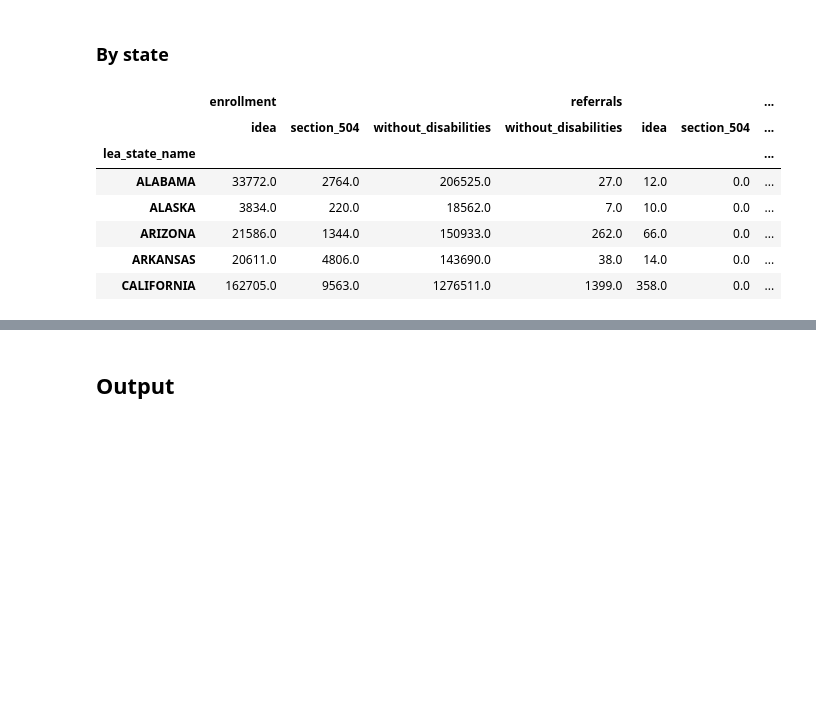
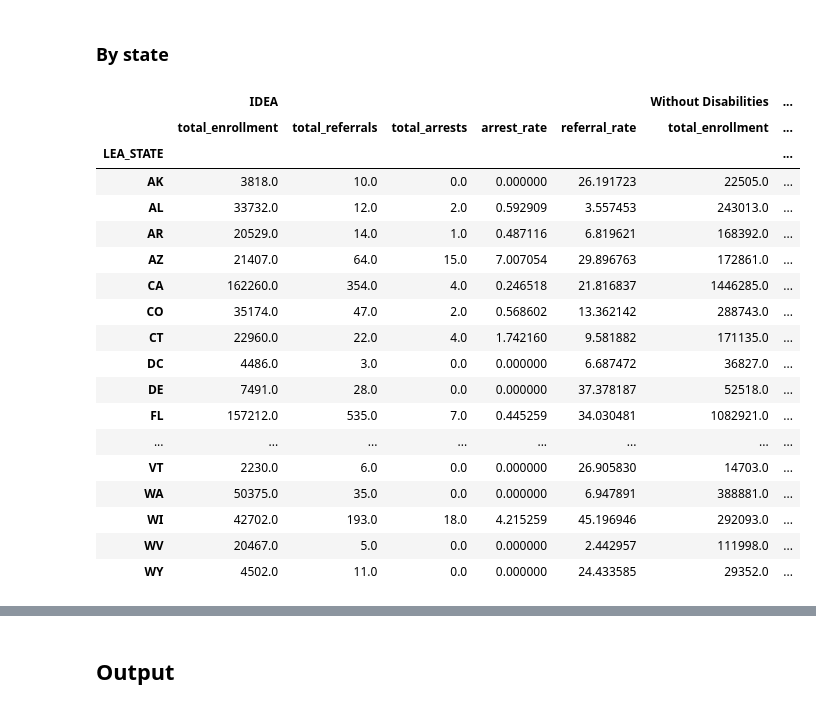
Before and after one commit to cbs-news-data/crdc-le-referral-data, a Jupyter notebook: notebooks/1718_referrals_arrests/crdc_le_referrals_arrests.ipynb, the cells around one changed output, grey strips where cells are left out. Drawn from its saved outputs; the diff is of its cells as text; code cells hidden in the pictures; blank space fills up the shorter version.

```diff
--- a/notebooks/1718_referrals_arrests/crdc_le_referrals_arrests.ipynb
+++ b/notebooks/1718_referrals_arrests/crdc_le_referrals_arrests.ipynb
@@ -35,19 +36,3 @@ import pandas as pd
 # %%
-read_df = (
-    lambda filename: pd.read_csv(filename, low_memory=False, encoding="latin")
-    .rename(columns=lambda col: col.lower())
-    .replace(
-        {
-            -3: np.NaN,
-            -5: np.NaN,
-            -6: np.NaN,
-            -8: np.NaN,
-            -9: np.NaN,
-            -11: np.NaN,
-        }
-    )
-)
-
-enr = read_df("input/1718-crdc-sch-enrollment.csv")
-arr = read_df("input/1718-crdc-sch-referrals-arrests.csv")
-cha = read_df("input/1718-crdc-sch-characteristics.csv")
+df = pd.read_csv("input/crdc-referrals-arrests-cleaned.csv", dtype={0: str, 2: str}).query("year == 2017")
+df.shape
@@ -578,35 +380,40 @@ array([<AxesSubplot: title={'center': 'arrest_rate'}>,
 # %% [markdown]
 ### By state
 # %%
-dis_state = (
-    dis_df.enrollment.reset_index()
-    .groupby("lea_state_name")
-    .sum()
-    .pipe(add_col_level, "enrollment")
-    .join(
-        dis_df.referrals.reset_index()
-        .groupby("lea_state_name")
+def group_category_state(df, category, name):
+    return (
+        df.groupby("LEA_STATE")[
+            [
+                f"total_enrollment_{category}",
+                f"total_referrals_{category}",
+                f"total_arrests_{category}",
+            ]
+        ]
         .sum()
-        .pipe(add_col_level, "referrals"),
-        **JOIN_ARGS
+        .rename(columns=lambda col: col.replace(f"_{category}", ""))
+        .pipe(assign_rates)
+        .pipe(add_col_level, name)
     )
-    .join(
-        dis_df.arrests.reset_index()
-        .groupby("lea_state_name")
-        .sum()
-        .pipe(add_col_level, "arrests"),
-        **JOIN_ARGS
-    )
-    .pipe(assign_rates_multiindex)
-)
 
-dis_state.head()
+dis_state = group_category_state(df, "idea", "IDEA").join(group_category_state(df, "nondis", "Without Disabilities"))
+dis_state
 # %% [output]
-|  | enrollment |  |  | referrals |  |  | ... |
-|  | idea | section_504 | without_disabilities | without_disabilities | idea | section_504 | ... |
-| lea_state_name |  |  |  |  |  |  | ... |
-| ALABAMA | 33772.0 | 2764.0 | 206525.0 | 27.0 | 12.0 | 0.0 | ... |
-| ALASKA | 3834.0 | 220.0 | 18562.0 | 7.0 | 10.0 | 0.0 | ... |
-| ARIZONA | 21586.0 | 1344.0 | 150933.0 | 262.0 | 66.0 | 0.0 | ... |
-| ARKANSAS | 20611.0 | 4806.0 | 143690.0 | 38.0 | 14.0 | 0.0 | ... |
-| CALIFORNIA | 162705.0 | 9563.0 | 1276511.0 | 1399.0 | 358.0 | 0.0 | ... |
+|  | IDEA |  |  |  |  | Without Disabilities | ... |
+|  | total_enrollment | total_referrals | total_arrests | arrest_rate | referral_rate | total_enrollment | ... |
+| LEA_STATE |  |  |  |  |  |  | ... |
+| AK | 3818.0 | 10.0 | 0.0 | 0.000000 | 26.191723 | 22505.0 | ... |
+| AL | 33732.0 | 12.0 | 2.0 | 0.592909 | 3.557453 | 243013.0 | ... |
+| AR | 20529.0 | 14.0 | 1.0 | 0.487116 | 6.819621 | 168392.0 | ... |
+| AZ | 21407.0 | 64.0 | 15.0 | 7.007054 | 29.896763 | 172861.0 | ... |
+| CA | 162260.0 | 354.0 | 4.0 | 0.246518 | 21.816837 | 1446285.0 | ... |
+| CO | 35174.0 | 47.0 | 2.0 | 0.568602 | 13.362142 | 288743.0 | ... |
+| CT | 22960.0 | 22.0 | 4.0 | 1.742160 | 9.581882 | 171135.0 | ... |
+| DC | 4486.0 | 3.0 | 0.0 | 0.000000 | 6.687472 | 36827.0 | ... |
+| DE | 7491.0 | 28.0 | 0.0 | 0.000000 | 37.378187 | 52518.0 | ... |
+| FL | 157212.0 | 535.0 | 7.0 | 0.445259 | 34.030481 | 1082921.0 | ... |
+| ... | ... | ... | ... | ... | ... | ... | ... |
+| VT | 2230.0 | 6.0 | 0.0 | 0.000000 | 26.905830 | 14703.0 | ... |
+| WA | 50375.0 | 35.0 | 0.0 | 0.000000 | 6.947891 | 388881.0 | ... |
+| WI | 42702.0 | 193.0 | 18.0 | 4.215259 | 45.196946 | 292093.0 | ... |
+| WV | 20467.0 | 5.0 | 0.0 | 0.000000 | 2.442957 | 111998.0 | ... |
+| WY | 4502.0 | 11.0 | 0.0 | 0.000000 | 24.433585 | 29352.0 | ... |
```
Also changed, not shown: parts of 30 cells of this notebook, 23 other files.
